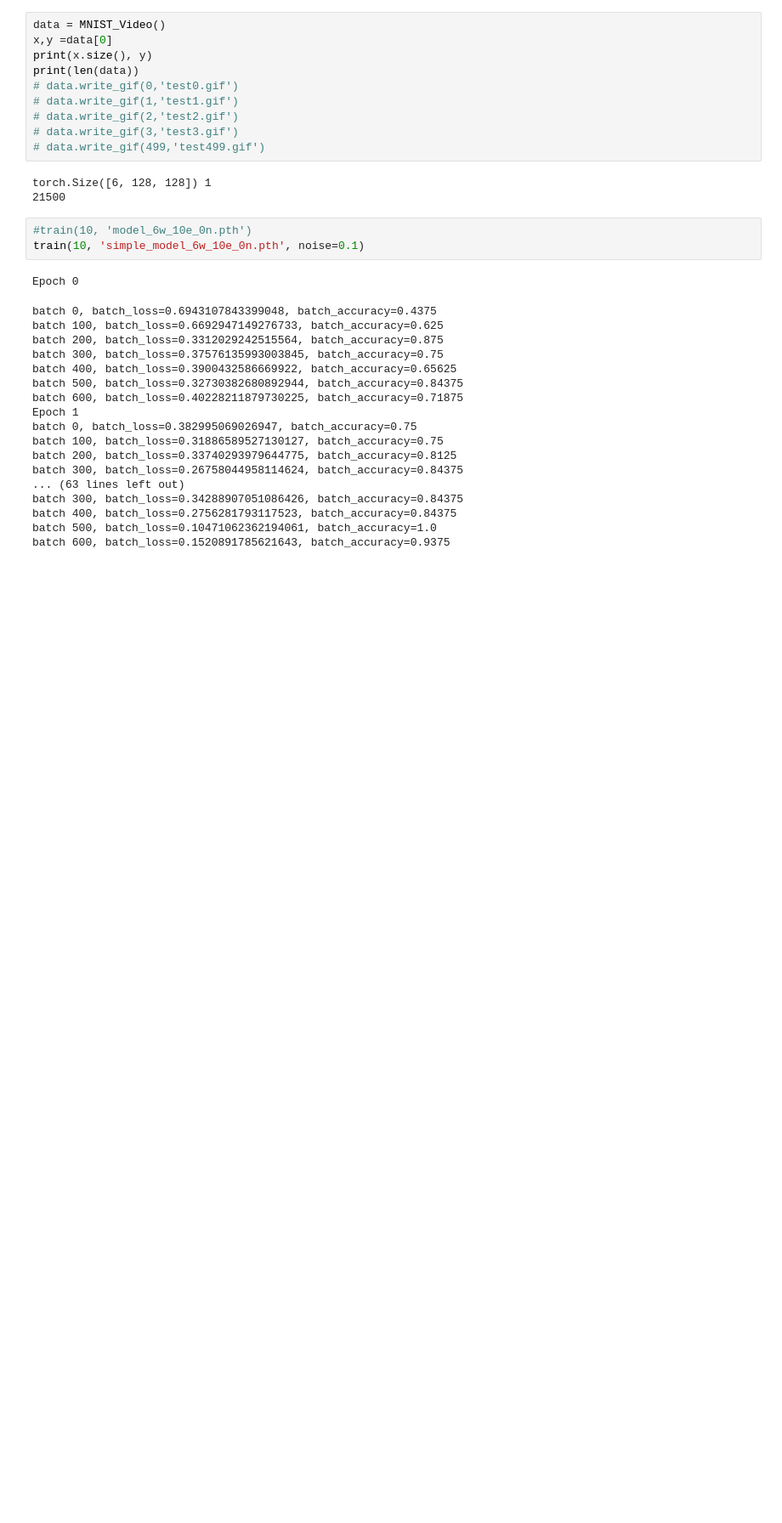
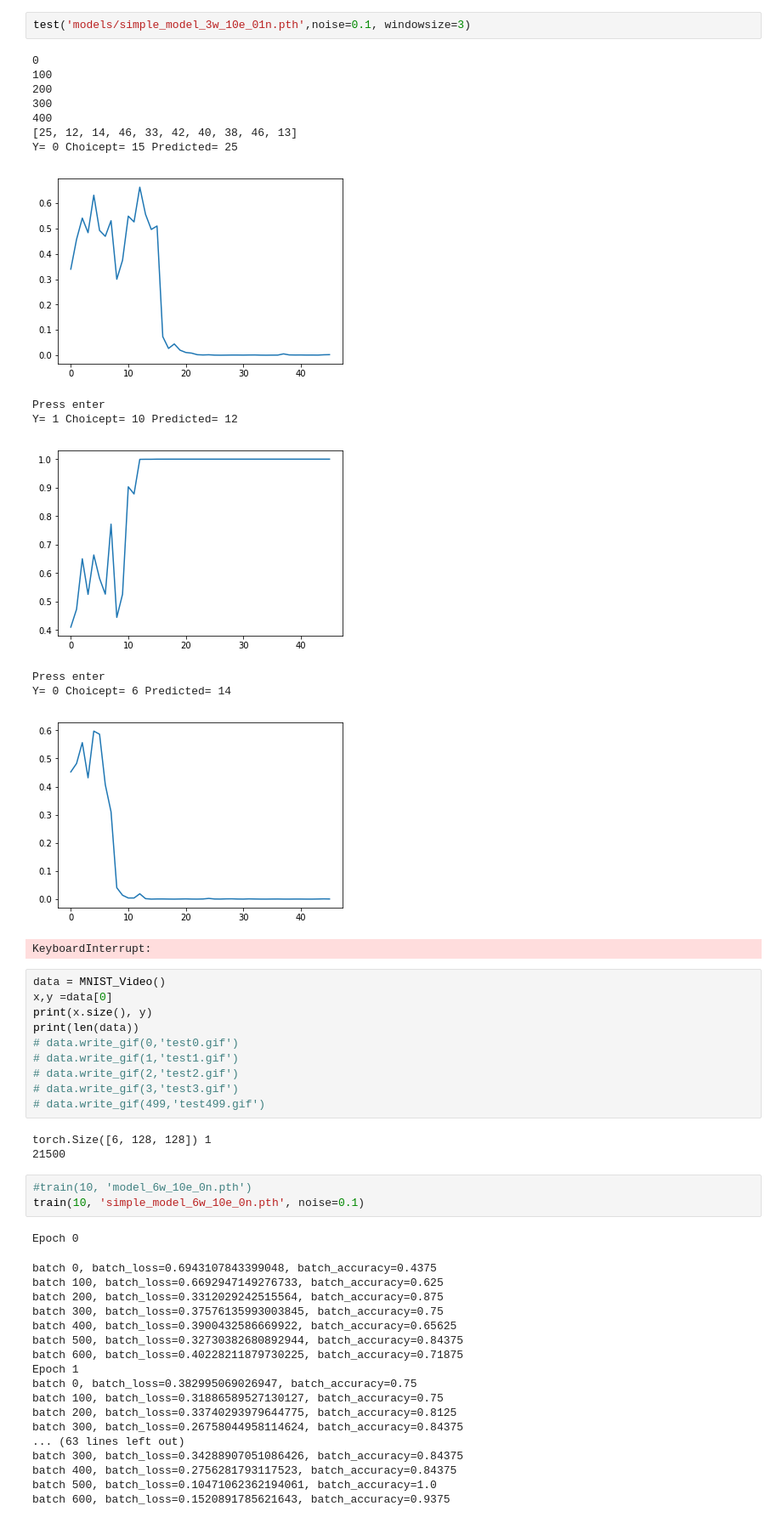
Before and after one commit to rkruser/causalFrames, a Jupyter notebook: mnist_vid.ipynb, the cells around one changed output. Shown at 85% size. Saved outputs shown, nothing was run; the diff lists cells and outputs as text; blank space fills up the shorter version.

```diff
--- a/mnist_vid.ipynb
+++ b/mnist_vid.ipynb
@@ -224,3 +313,21 @@ def train(nepochs, outname='model.pth', noise=0):
+# %%
+test('models/simple_model_3w_10e_01n.pth',noise=0.1, windowsize=3)
+# %% [output]
+0
+100
+200
+300
+400
+[25, 12, 14, 46, 33, 42, 40, 38, 46, 13]
+Y= 0 Choicept= 15 Predicted= 25
+[figure, added]
+Press enter
+Y= 1 Choicept= 10 Predicted= 12
+[figure, added]
+Press enter
+Y= 0 Choicept= 6 Predicted= 14
+[figure, added]
+KeyboardInterrupt:
 # %%
 data = MNIST_Video()
 x,y =data[0]
```
Also changed, not shown: parts of 4 cells of this notebook.
